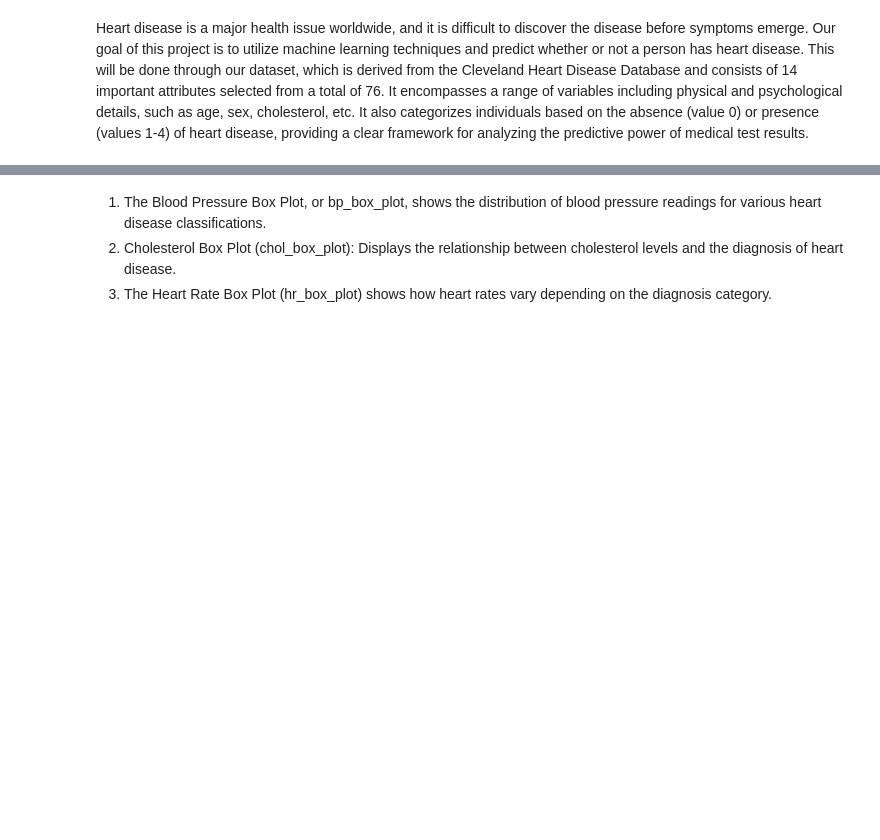
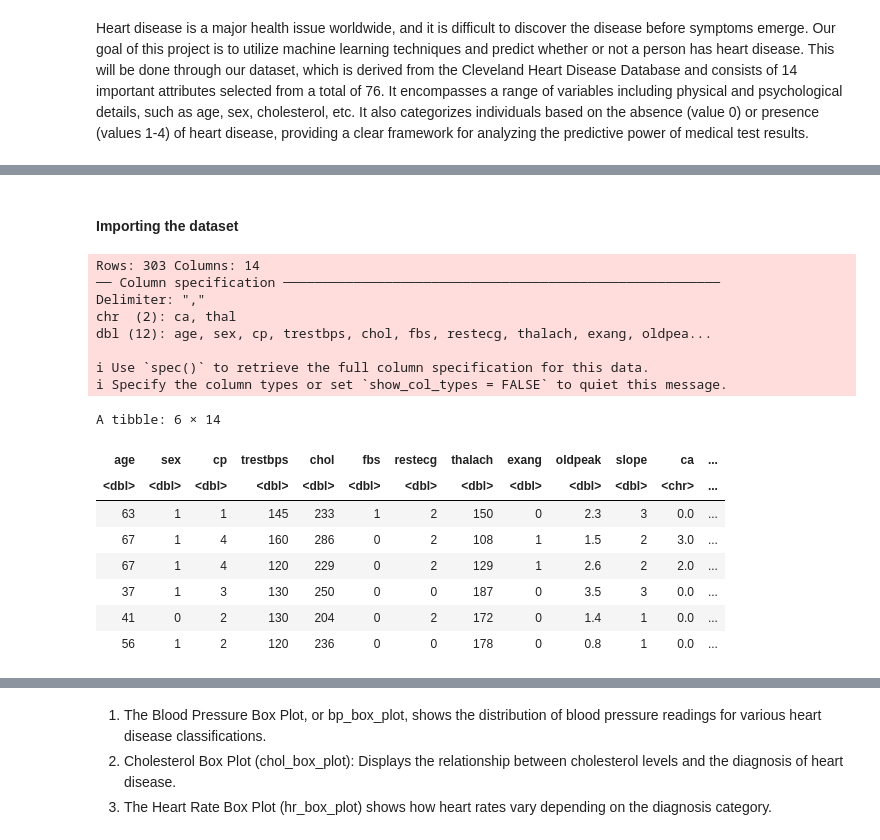
Before and after one commit to Git-Aarya/Heart-Disease-Predictor, a Jupyter notebook: project_proposal_analysis.ipynb, the cells around one changed output, grey strips where cells are left out. Saved outputs shown, nothing was run; the diff lists cells and outputs as text; code cells hidden in the pictures; blank space fills up the shorter version.

```diff
--- a/project_proposal_analysis.ipynb
+++ b/project_proposal_analysis.ipynb
@@ -54,3 +30,27 @@ library(cowplot)
 The following object is masked from ‘package:lubridate’:
 
     stamp
+# %% [markdown]
+#### Importing the dataset
+# %%
+cleveland_data <- read_csv("data/processed_cleveland.csv")
+
+head(cleveland_data)
+# %% [output]
+Rows: 303 Columns: 14
+── Column specification ────────────────────────────────────────────────────────
+Delimiter: ","
+chr  (2): ca, thal
+dbl (12): age, sex, cp, trestbps, chol, fbs, restecg, thalach, exang, oldpea...
+
+ℹ Use `spec()` to retrieve the full column specification for this data.
+ℹ Specify the column types or set `show_col_types = FALSE` to quiet this message.
+A tibble: 6 × 14
+| age | sex | cp | trestbps | chol | fbs | restecg | thalach | exang | oldpeak | slope | ca | ... |
+| <dbl> | <dbl> | <dbl> | <dbl> | <dbl> | <dbl> | <dbl> | <dbl> | <dbl> | <dbl> | <dbl> | <chr> | ... |
+| 63 | 1 | 1 | 145 | 233 | 1 | 2 | 150 | 0 | 2.3 | 3 | 0.0 | ... |
+| 67 | 1 | 4 | 160 | 286 | 0 | 2 | 108 | 1 | 1.5 | 2 | 3.0 | ... |
+| 67 | 1 | 4 | 120 | 229 | 0 | 2 | 129 | 1 | 2.6 | 2 | 2.0 | ... |
+| 37 | 1 | 3 | 130 | 250 | 0 | 0 | 187 | 0 | 3.5 | 3 | 0.0 | ... |
+| 41 | 0 | 2 | 130 | 204 | 0 | 2 | 172 | 0 | 1.4 | 1 | 0.0 | ... |
+| 56 | 1 | 2 | 120 | 236 | 0 | 0 | 178 | 0 | 0.8 | 1 | 0.0 | ... |
```
Also changed, not shown: parts of 24 cells of this notebook.
